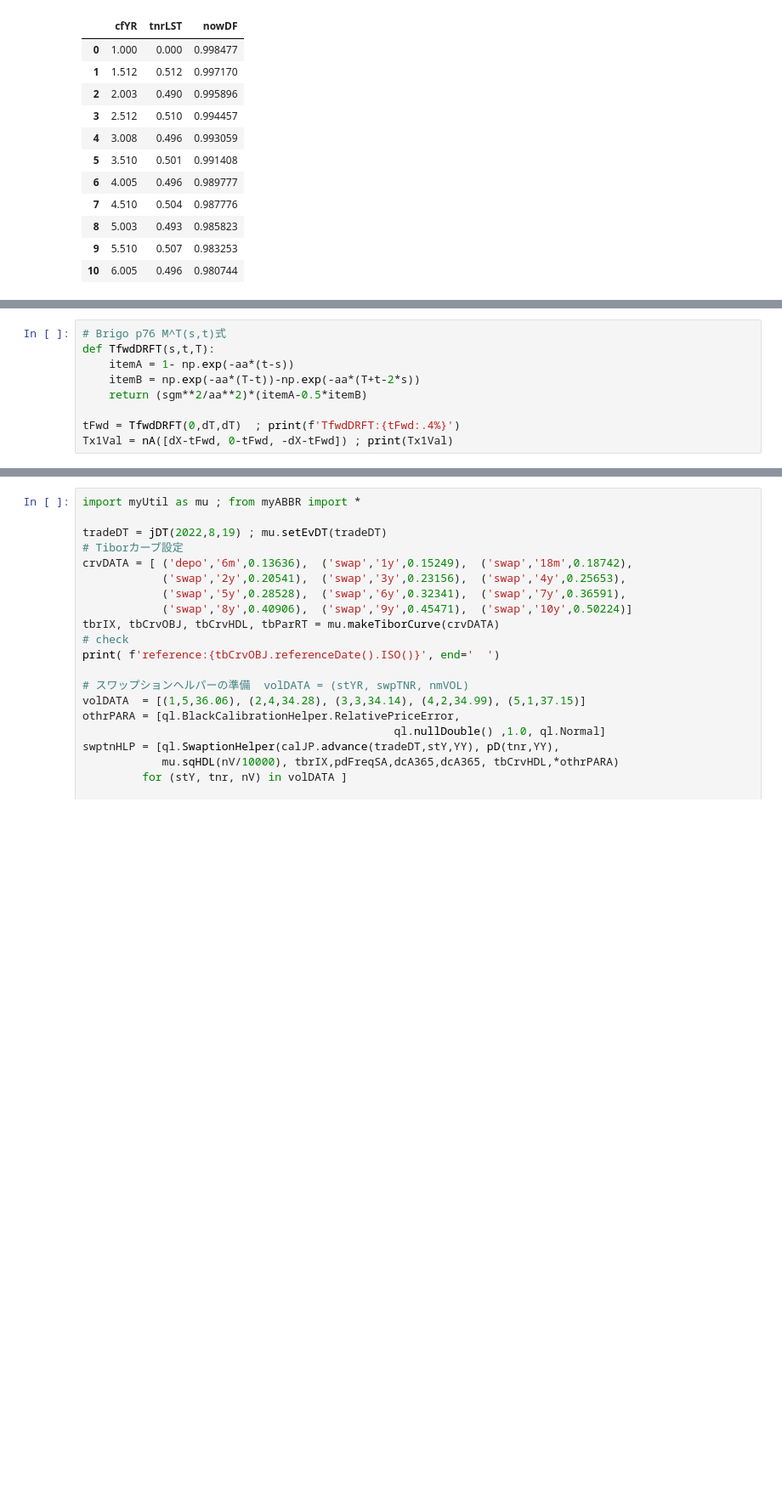
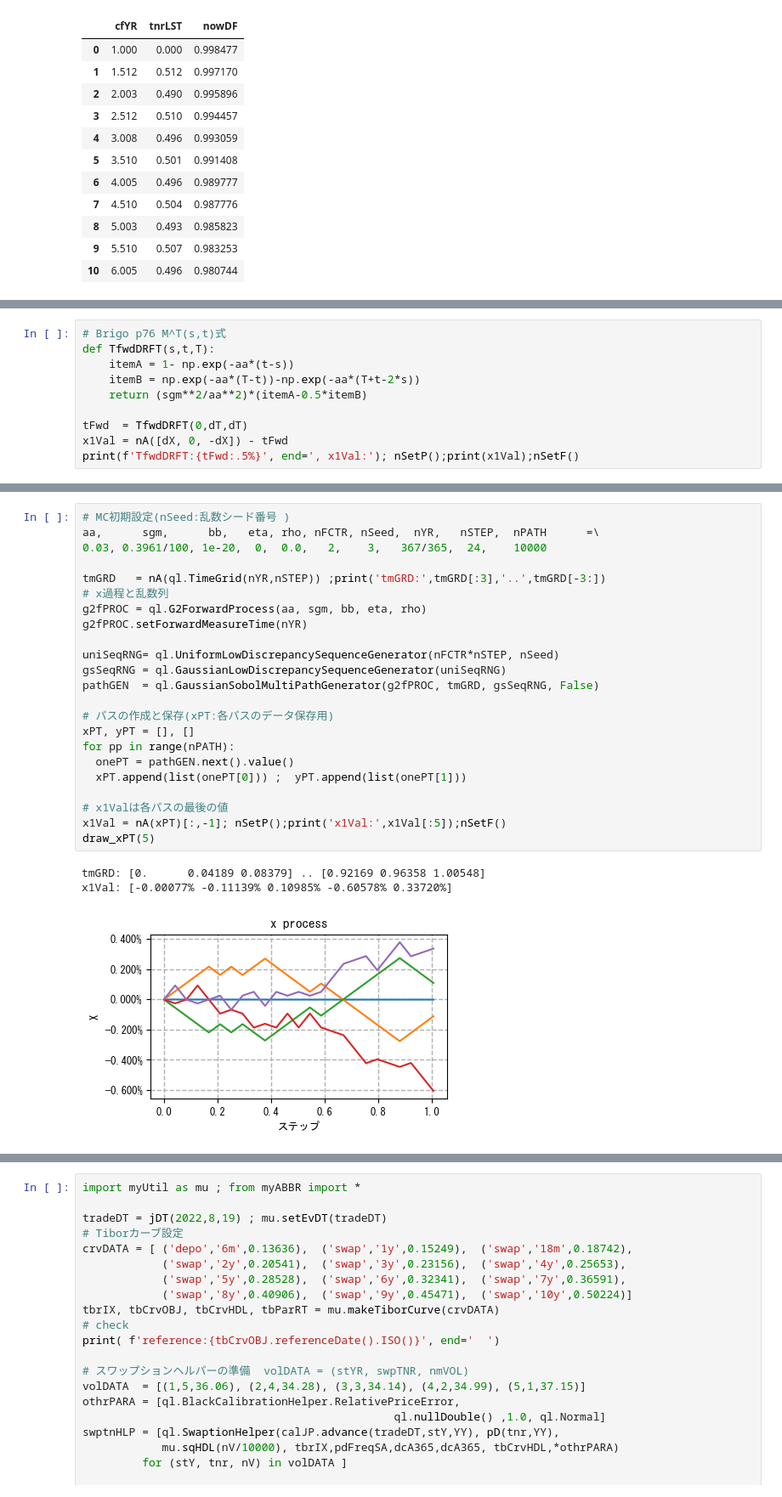
Before and after one commit to retrieveram/Python-Bond-Derivatives, a Jupyter notebook: ch09.ipynb, the cells around one changed output, grey strips where cells are left out. Shown: that part at 85% size. Drawn from its saved outputs; the diff is of its cells as text; blank space fills up the shorter version.

```diff
--- a/ch09.ipynb
+++ b/ch09.ipynb
@@ -424,6 +434,7 @@ def TfwdDRFT(s,t,T):
     itemB = np.exp(-aa*(T-t))-np.exp(-aa*(T+t-2*s))
     return (sgm**2/aa**2)*(itemA-0.5*itemB)
 
-tFwd = TfwdDRFT(0,dT,dT)  ; print(f'TfwdDRFT:{tFwd:.4%}')
-Tx1Val = nA([dX-tFwd, 0-tFwd, -dX-tFwd]) ; print(Tx1Val)
+tFwd  = TfwdDRFT(0,dT,dT)
+x1Val = nA([dX, 0, -dX]) - tFwd
+print(f'TfwdDRFT:{tFwd:.5%}', end=', x1Val:'); nSetP();print(x1Val);nSetF()
 # %% [output]
@@ -455,3 +463,30 @@ print(f'swptnNPV: {swptnNPV:,.5%}')
 # %% [output]
 (itmRT) before: [ 0.00634  0.00003 -0.00625] after: [0.00634 0.00003 0.     ]
 swptnNPV: 0.52541%
+# %%
+# MC初期設定(nSeed:乱数シード番号 )
+aa,      sgm,      bb,   eta, rho, nFCTR, nSeed,  nYR,   nSTEP,  nPATH      =\
+0.03, 0.3961/100, 1e-20,  0,  0.0,   2,    3,   367/365,  24,    10000
+
+tmGRD   = nA(ql.TimeGrid(nYR,nSTEP)) ;print('tmGRD:',tmGRD[:3],'..',tmGRD[-3:])
+# x過程と乱数列
+g2fPROC = ql.G2ForwardProcess(aa, sgm, bb, eta, rho)
+g2fPROC.setForwardMeasureTime(nYR)
+
+uniSeqRNG= ql.UniformLowDiscrepancySequenceGenerator(nFCTR*nSTEP, nSeed)
+gsSeqRNG = ql.GaussianLowDiscrepancySequenceGenerator(uniSeqRNG)
+pathGEN  = ql.GaussianSobolMultiPathGenerator(g2fPROC, tmGRD, gsSeqRNG, False)
+
+# パスの作成と保存(xPT:各パスのデータ保存用)
+xPT, yPT = [], []
+for pp in range(nPATH):
+  onePT = pathGEN.next().value()
+  xPT.append(list(onePT[0])) ;  yPT.append(list(onePT[1]))
+
+# x1Valは各パスの最後の値
+x1Val = nA(xPT)[:,-1]; nSetP();print('x1Val:',x1Val[:5]);nSetF()
+draw_xPT(5)
+# %% [output]
+tmGRD: [0.      0.04189 0.08379] .. [0.92169 0.96358 1.00548]
+x1Val: [-0.00077% -0.11139% 0.10985% -0.60578% 0.33720%]
+[figure, added]
```
Also changed, not shown: parts of 19 cells of this notebook, 3 other files.
